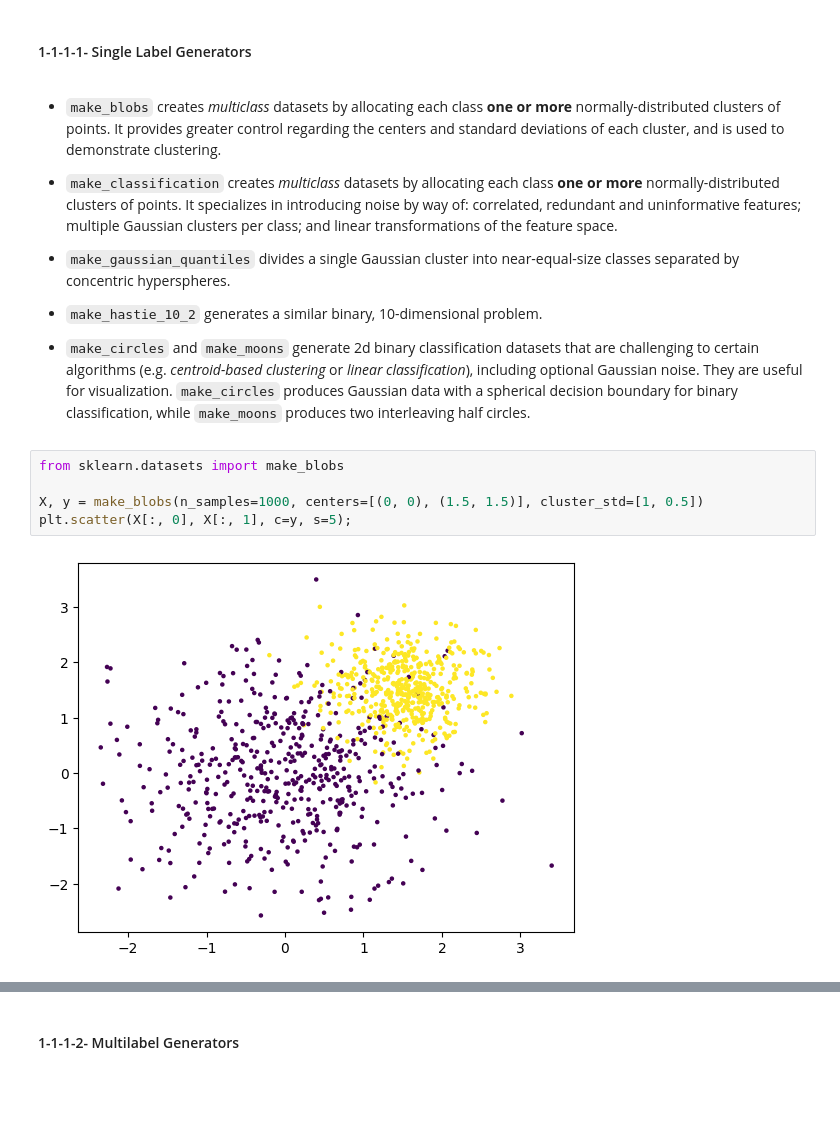
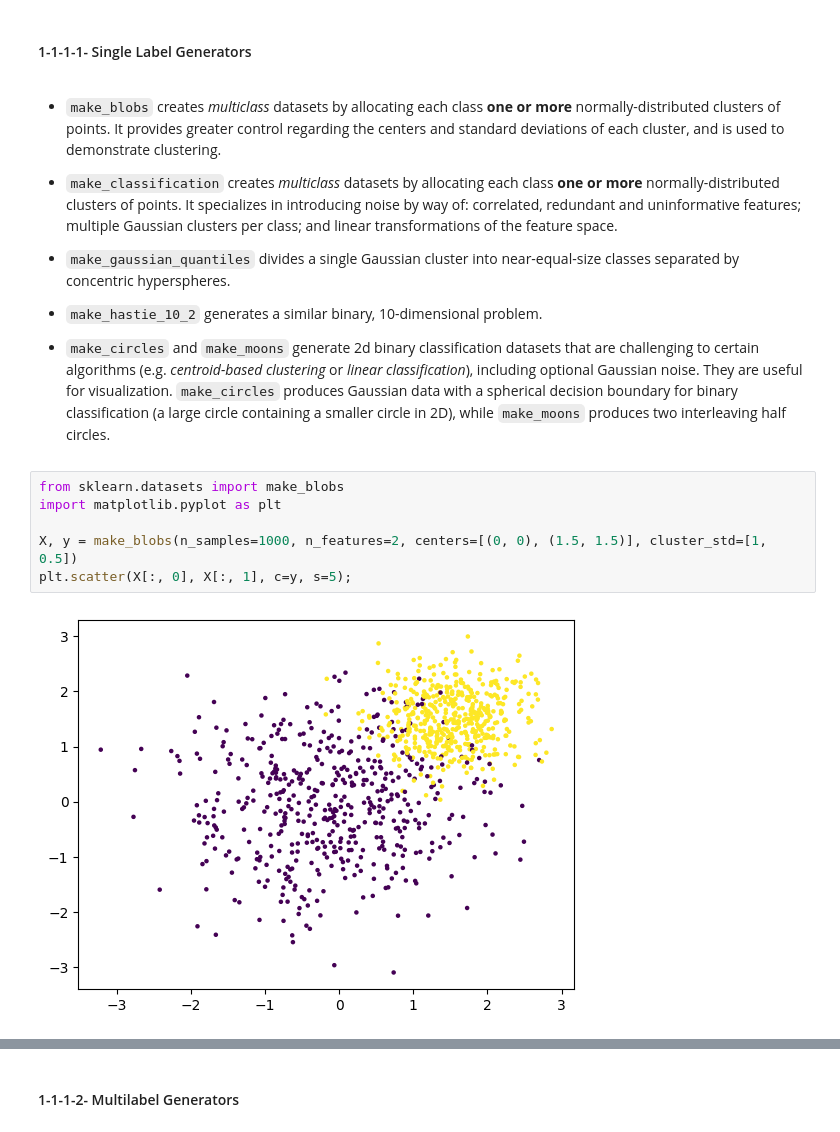
Before and after one commit to tabaraei/Data-Science-Toolkit, a Jupyter notebook: Scikit-Learn.ipynb, the cells around one changed output, grey strips where cells are left out. Cells and saved outputs as stored; diff of their text form; blank space fills up the shorter version.

Commit message:
added single label classification dataset generators

```diff
--- a/Scikit-Learn.ipynb
+++ b/Scikit-Learn.ipynb
@@ -31,11 +31,12 @@ These generators produce a matrix of features and corresponding discrete targets
 
 - `make_hastie_10_2` generates a similar binary, 10-dimensional problem.
 
-- `make_circles` and `make_moons` generate 2d binary classification datasets that are challenging to certain algorithms (e.g. _centroid-based clustering_ or _linear classification_), including optional Gaussian noise. They are useful for visualization. `make_circles` produces Gaussian data with a spherical decision boundary for binary classification, while `make_moons` produces two interleaving half circles.
+- `make_circles` and `make_moons` generate 2d binary classification datasets that are challenging to certain algorithms (e.g. _centroid-based clustering_ or _linear classification_), including optional Gaussian noise. They are useful for visualization. `make_circles` produces Gaussian data with a spherical decision boundary for binary classification (a large circle containing a smaller circle in 2D), while `make_moons` produces two interleaving half circles.
 # %%
 from sklearn.datasets import make_blobs
+import matplotlib.pyplot as plt
 
-X, y = make_blobs(n_samples=1000, centers=[(0, 0), (1.5, 1.5)], cluster_std=[1, 0.5])
+X, y = make_blobs(n_samples=1000, n_features=2, centers=[(0, 0), (1.5, 1.5)], cluster_std=[1, 0.5])
 plt.scatter(X[:, 0], X[:, 1], c=y, s=5);
 # %% [output]
-[figure, old version]
+[figure, new version]
```
Also changed, not shown: parts of 5 cells of this notebook.
